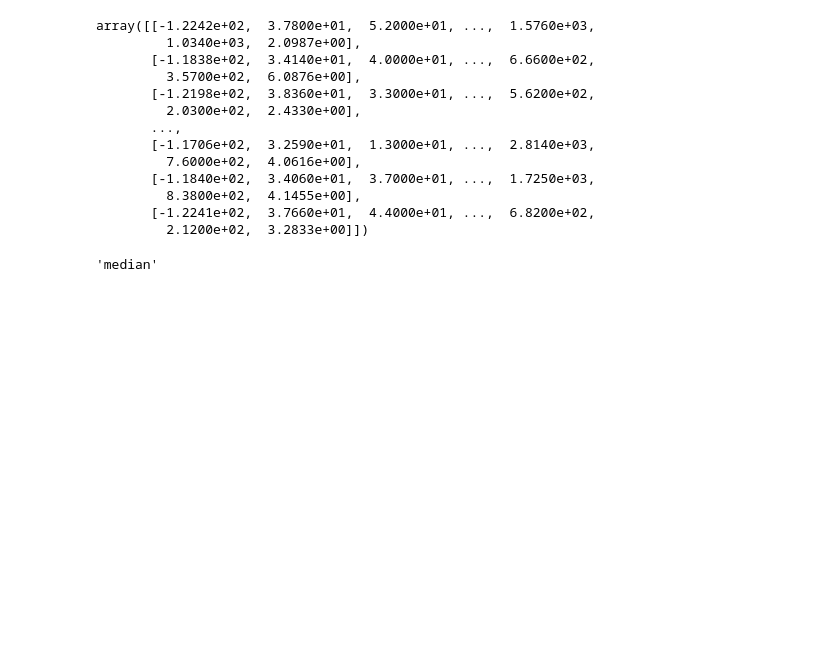
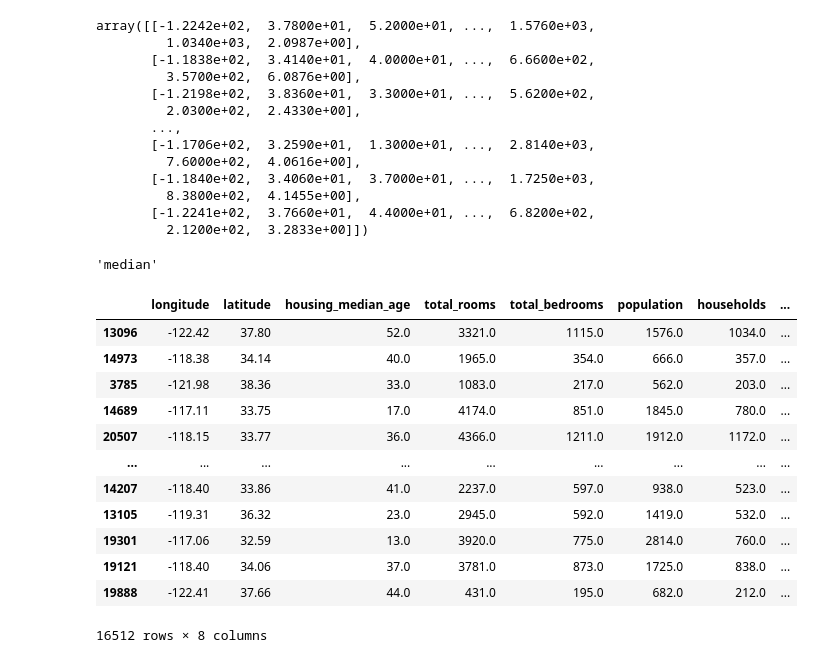
Before and after one commit to Parmida79/baldr, a Jupyter notebook: baldr/data_preperation.ipynb, the cells around one changed output. Saved outputs shown, nothing was run; the diff lists cells and outputs as text; code cells hidden in the pictures; blank space fills up the shorter version.

Commit message:
Converted imputer's output to pandas DataFrame

```diff
--- a/baldr/data_preperation.ipynb
+++ b/baldr/data_preperation.ipynb
@@ -53,3 +54,22 @@ array([[-1.2242e+02,  3.7800e+01,  5.2000e+01, ...,  1.5760e+03,
 imputer.strategy
 # %% [output]
 'median'
+# %%
+# x results in a non-named column or index
+# housing_tr is a pandas dataframe that is used to solve the problem
+housing_tr = pd.DataFrame(x, columns=housing_num.columns, index=housing_num.index)
+housing_tr
+# %% [output]
+|  | longitude | latitude | housing_median_age | total_rooms | total_bedrooms | population | households | ... |
+| 13096 | -122.42 | 37.80 | 52.0 | 3321.0 | 1115.0 | 1576.0 | 1034.0 | ... |
+| 14973 | -118.38 | 34.14 | 40.0 | 1965.0 | 354.0 | 666.0 | 357.0 | ... |
+| 3785 | -121.98 | 38.36 | 33.0 | 1083.0 | 217.0 | 562.0 | 203.0 | ... |
+| 14689 | -117.11 | 33.75 | 17.0 | 4174.0 | 851.0 | 1845.0 | 780.0 | ... |
+| 20507 | -118.15 | 33.77 | 36.0 | 4366.0 | 1211.0 | 1912.0 | 1172.0 | ... |
+| ... | ... | ... | ... | ... | ... | ... | ... | ... |
+| 14207 | -118.40 | 33.86 | 41.0 | 2237.0 | 597.0 | 938.0 | 523.0 | ... |
+| 13105 | -119.31 | 36.32 | 23.0 | 2945.0 | 592.0 | 1419.0 | 532.0 | ... |
+| 19301 | -117.06 | 32.59 | 13.0 | 3920.0 | 775.0 | 2814.0 | 760.0 | ... |
+| 19121 | -118.40 | 34.06 | 37.0 | 3781.0 | 873.0 | 1725.0 | 838.0 | ... |
+| 19888 | -122.41 | 37.66 | 44.0 | 431.0 | 195.0 | 682.0 | 212.0 | ... |
+16512 rows × 8 columns
```
Also changed, not shown: parts of 1 cell of this notebook.
